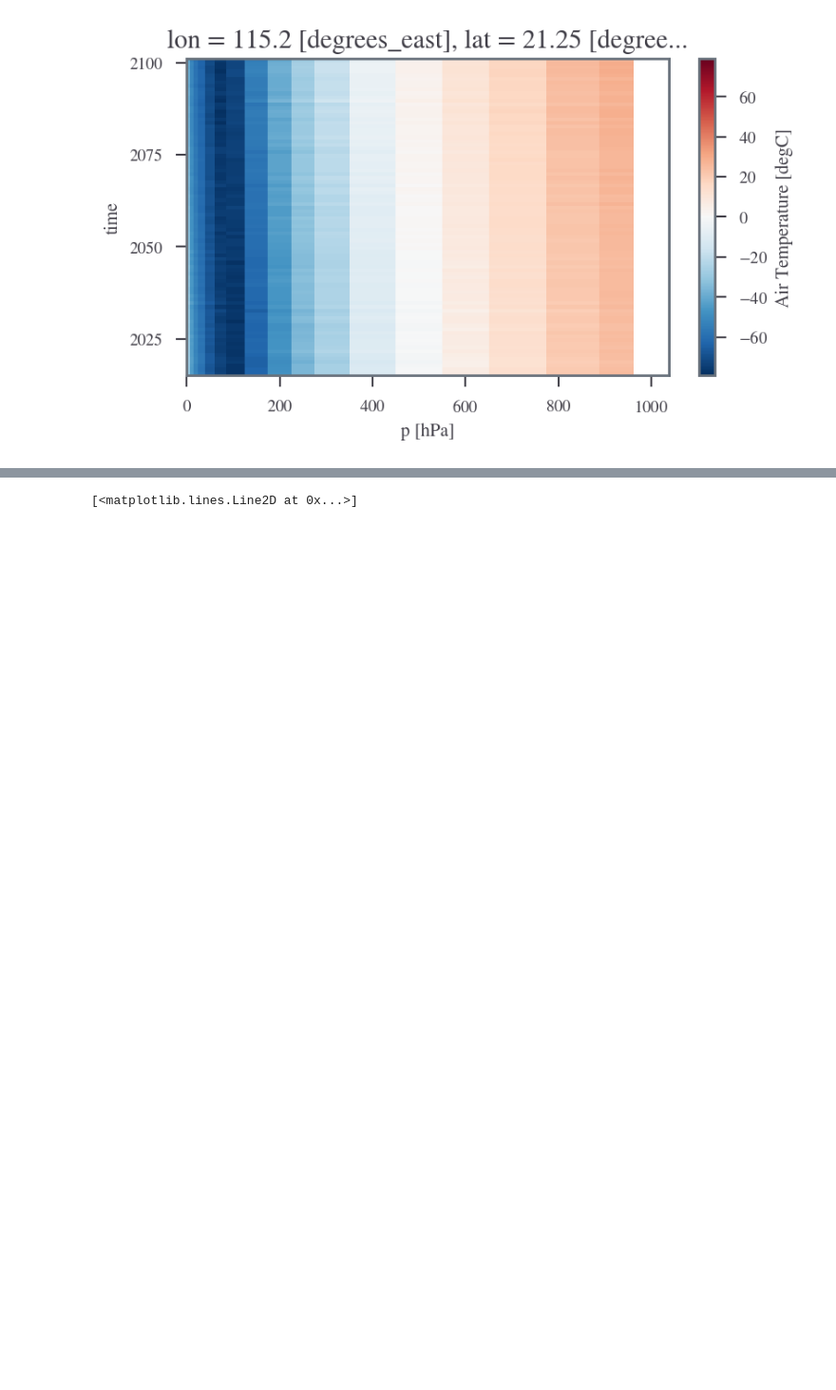
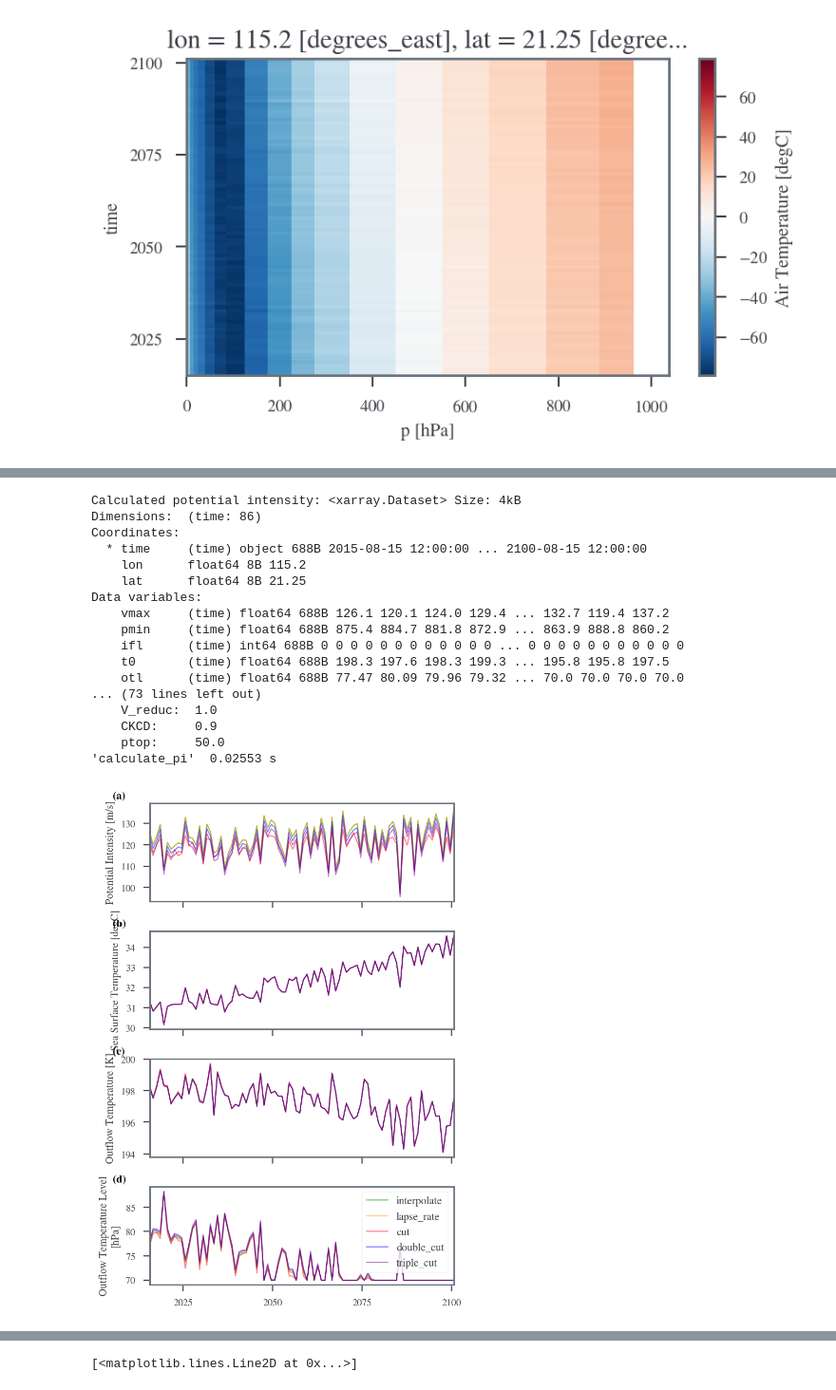
Before and after one commit to sdat2/PotentialHeight, a Jupyter notebook: fill-in.ipynb, the cells around one changed output, grey strips where cells are left out. Shown at 95% size. Cells and saved outputs as stored; diff of their text form; code cells hidden in the pictures; blank space fills up the shorter version.

```diff
--- a/fill-in.ipynb
+++ b/fill-in.ipynb
@@ -59,2 +87,31 @@ OMP: Info #276: omp_set_nested routine deprecated, please use omp_set_max_active
 # %%
 fix_ds_int = fix_temp_profile(ds, method="interpolate")
+# %%
+def fix_calc_and_plot(axs, ds, method, color):
+    if method == "cut":
+        fix_ds = ds.isel(p=slice(1, None))
+    elif method == "double_cut":
+        fix_ds = ds.isel(p=slice(2, None))
+    elif method == "triple_cut":
+        fix_ds = ds.isel(p=slice(3, None))
+    else:
+        fix_ds = fix_temp_profile(ds, method=method)
+    # ax = fix_ds.t.plot.line(y="p", label=None, add_legend=False)
+    pi_ds = calculate_pi(fix_ds)
+
+    pi_ds.vmax.plot(ax=axs[0], color=color, alpha=0.5)
+    axs[0].set_title("")
+    axs[0].set_xlabel("")
+    ds.sst.plot(ax=axs[1], color=color, alpha=0.5)
+    axs[1].set_title("")
+    axs[1].set_xlabel("")
+    pi_ds.t0.plot(ax=axs[2], color=color, alpha=0.5)
+    axs[2].set_title("")
+    axs[2].set_xlabel("")
+    pi_ds.otl.plot(ax=axs[3], color=color, alpha=0.5, label=method)
+    axs[3].set_title("")
+    axs[3].set_xlabel("")
+    axs[3].set_xlim(pi_ds.time.min().values, pi_ds.time.max().values)
+
+    # ax.invert_yaxis()
+    return fix_ds
@@ -60,0 +120,31 @@ fix_ds_int = fix_temp_profile(ds, method="interpolate")
+# %%
+def try_all_methods(ds):
+    fig, axs = plt.subplots(4, 1, figsize=(5, 7), sharex=True)#, figsize=(10, 5))
+    fix_calc_and_plot(axs, ds, method="interpolate", color="green")
+    fix_calc_and_plot(axs, ds, method="lapse_rate", color="orange")
+    fix_calc_and_plot(axs, ds, method="cut", color="red")
+    fix_calc_and_plot(axs, ds, method="double_cut", color="blue")
+    fix_calc_and_plot(axs, ds, method="triple_cut", color="purple")
+    plt.legend()
+    label_subplots(axs, override="outside")
+# %%
+try_all_methods(ds)
+# %% [output]
+Calculated potential intensity: <xarray.Dataset> Size: 4kB
+Dimensions:  (time: 86)
+Coordinates:
+  * time     (time) object 688B 2015-08-15 12:00:00 ... 2100-08-15 12:00:00
+    lon      float64 8B 115.2
+    lat      float64 8B 21.25
+Data variables:
+    vmax     (time) float64 688B 126.1 120.1 124.0 129.4 ... 132.7 119.4 137.2
+    pmin     (time) float64 688B 875.4 884.7 881.8 872.9 ... 863.9 888.8 860.2
+    ifl      (time) int64 688B 0 0 0 0 0 0 0 0 0 0 0 0 ... 0 0 0 0 0 0 0 0 0 0 0
+    t0       (time) float64 688B 198.3 197.6 198.3 199.3 ... 195.8 195.8 197.5
+    otl      (time) float64 688B 77.47 80.09 79.96 79.32 ... 70.0 70.0 70.0 70.0
+... (73 lines left out)
+    V_reduc:  1.0
+    CKCD:     0.9
+    ptop:     50.0
+'calculate_pi'  0.02553 s
+[figure, added]
```
Also changed, not shown: parts of 16 cells of this notebook, 1 other file.
